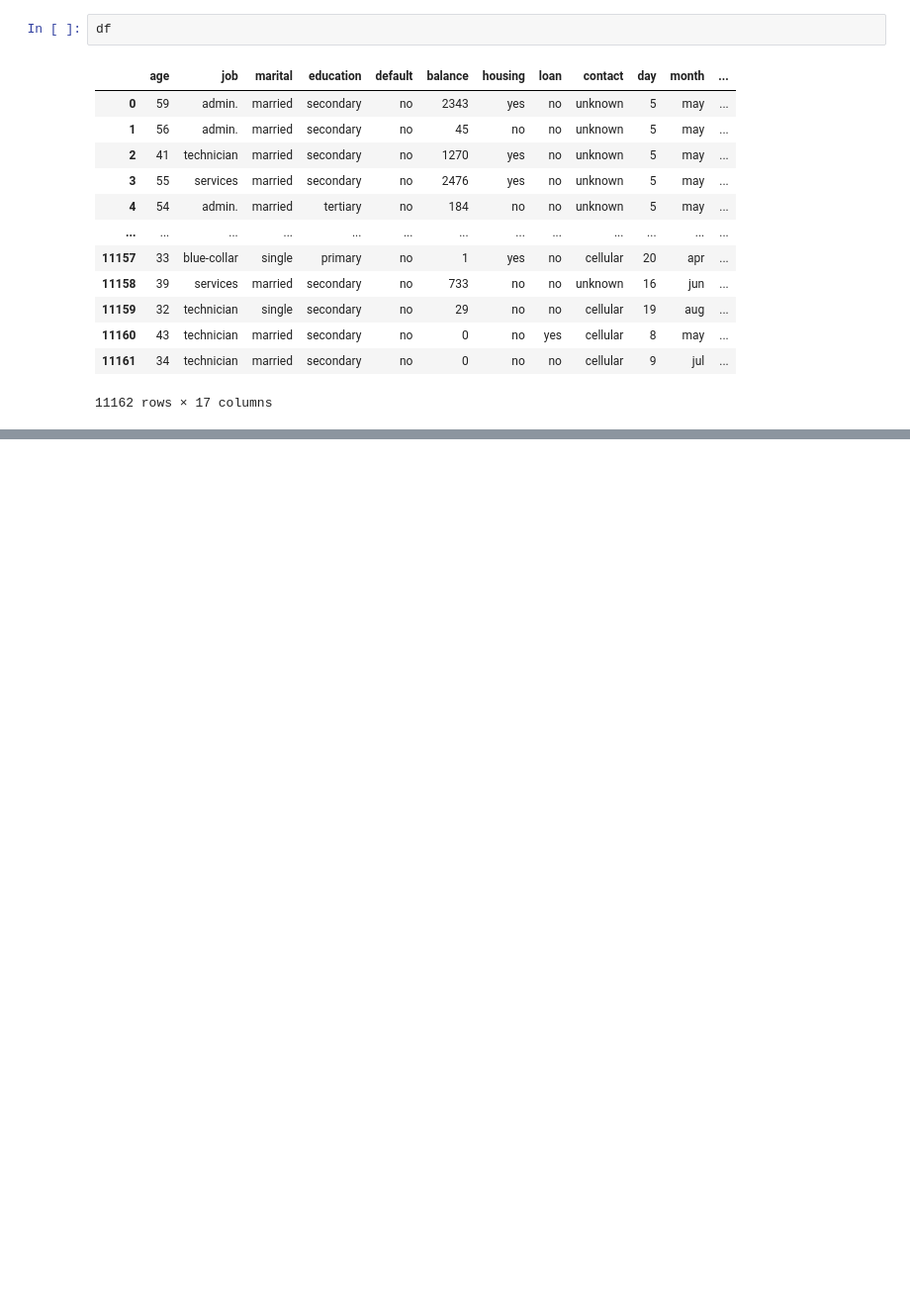
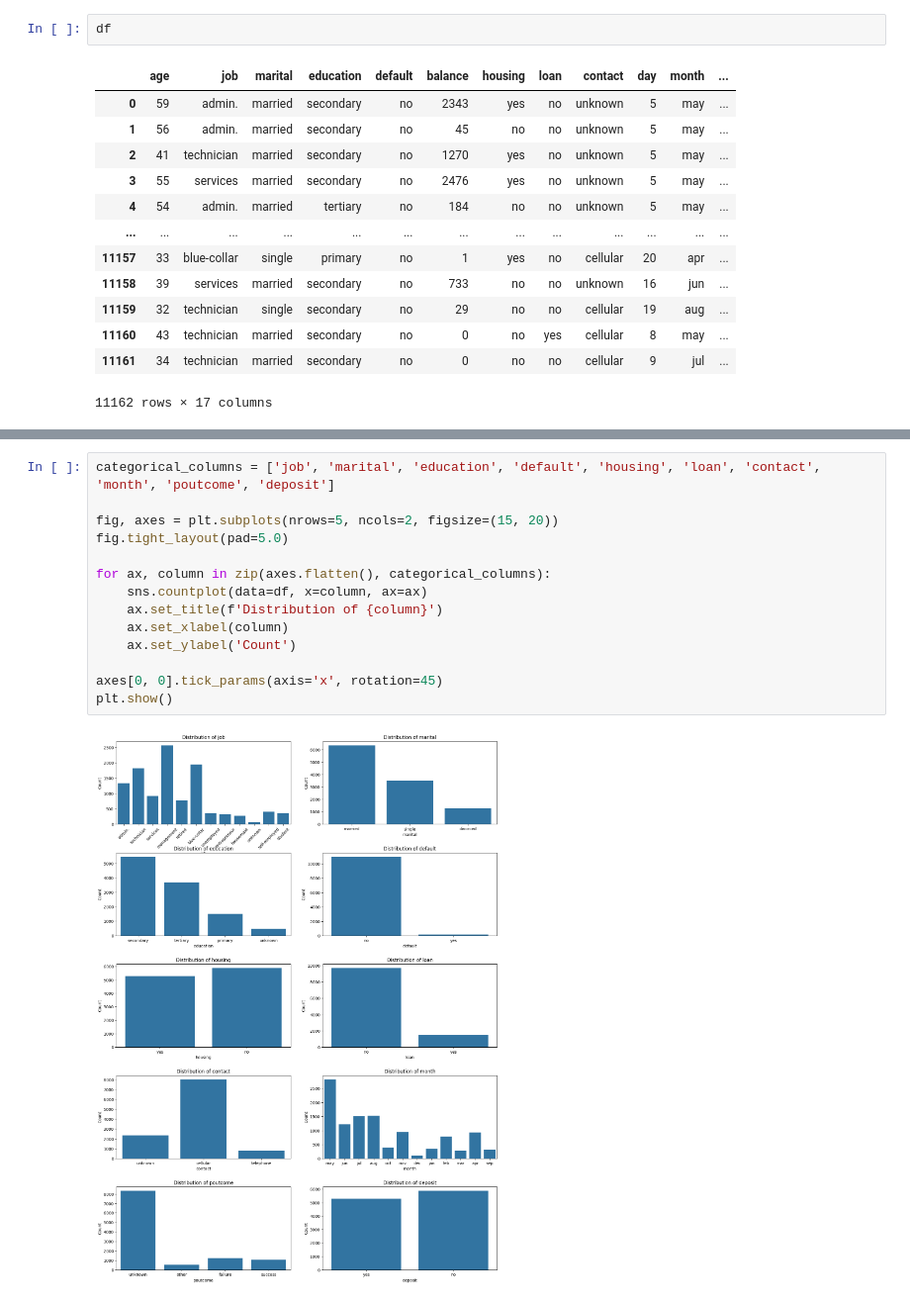
Before and after one commit to Rhy-Shah/BankCustomerSegmentation, a Jupyter notebook: code.ipynb, the cells around one changed output, grey strips where cells are left out. Shown at 99% size. Cells and saved outputs as stored; diff of their text form; blank space fills up the shorter version.

```diff
--- a/code.ipynb
+++ b/code.ipynb
@@ -161,0 +175,16 @@ df
+# %%
+categorical_columns = ['job', 'marital', 'education', 'default', 'housing', 'loan', 'contact', 'month', 'poutcome', 'deposit']
+
+fig, axes = plt.subplots(nrows=5, ncols=2, figsize=(15, 20))
+fig.tight_layout(pad=5.0)
+
+for ax, column in zip(axes.flatten(), categorical_columns):
+    sns.countplot(data=df, x=column, ax=ax)
+    ax.set_title(f'Distribution of {column}')
+    ax.set_xlabel(column)
+    ax.set_ylabel('Count')
+
+axes[0, 0].tick_params(axis='x', rotation=45)
+plt.show()
+# %% [output]
+[figure, added]
```
Also changed, not shown: parts of 6 cells of this notebook.
